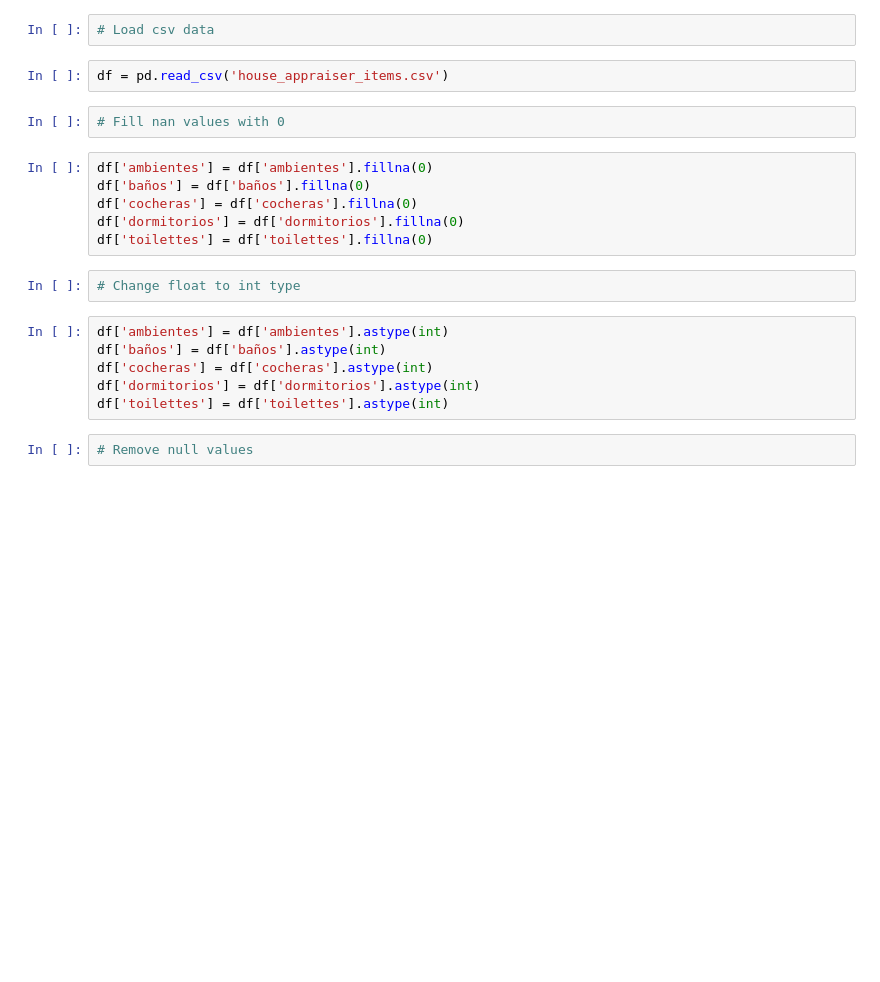
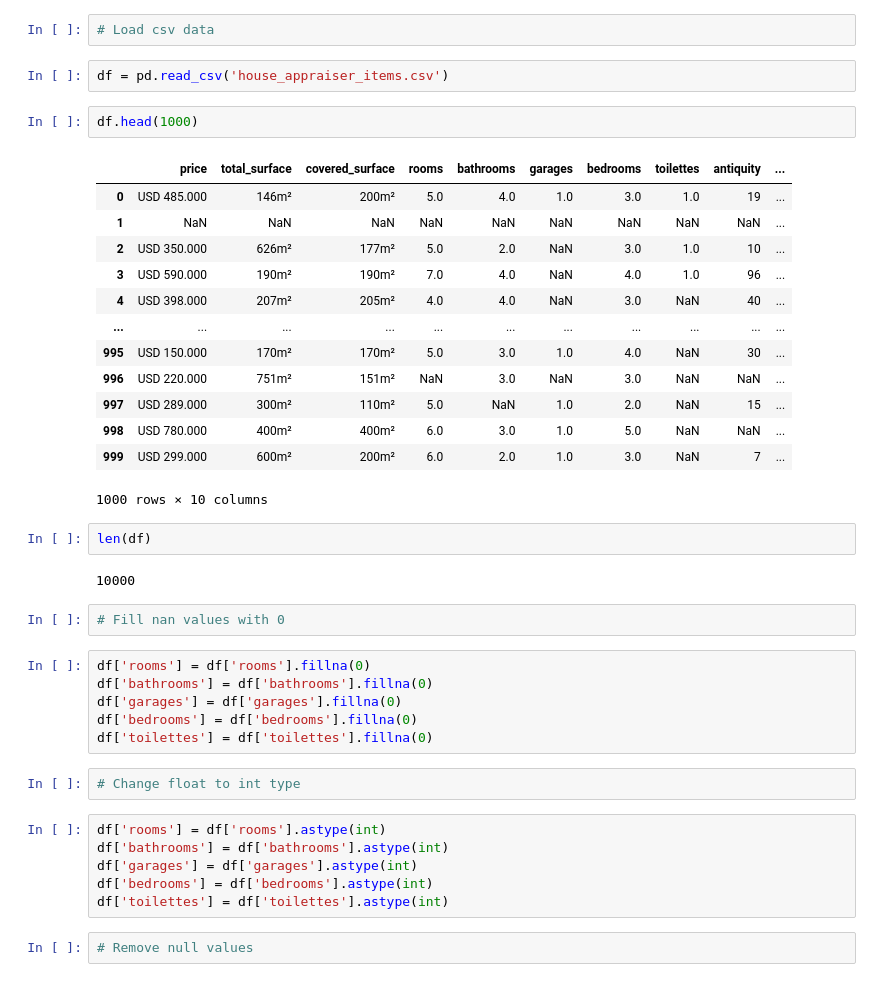
Before and after one commit to brianfroschauer/house_appraiser, a Jupyter notebook: house_appraiser.ipynb, the cells around one changed output. Saved outputs shown, nothing was run; the diff lists cells and outputs as text; blank space fills up the shorter version.

```diff
--- a/house_appraiser.ipynb
+++ b/house_appraiser.ipynb
@@ -8,21 +2,41 @@ import matplotlib.pyplot as plt
 # Load csv data
 # %%
 df = pd.read_csv('house_appraiser_items.csv')
+# %%
+df.head(1000)
+# %% [output]
+|  | price | total_surface | covered_surface | rooms | bathrooms | garages | bedrooms | toilettes | antiquity | ... |
+| 0 | USD 485.000 | 146m² | 200m² | 5.0 | 4.0 | 1.0 | 3.0 | 1.0 | 19 | ... |
+| 1 | NaN | NaN | NaN | NaN | NaN | NaN | NaN | NaN | NaN | ... |
+| 2 | USD 350.000 | 626m² | 177m² | 5.0 | 2.0 | NaN | 3.0 | 1.0 | 10 | ... |
+| 3 | USD 590.000 | 190m² | 190m² | 7.0 | 4.0 | NaN | 4.0 | 1.0 | 96 | ... |
+| 4 | USD 398.000 | 207m² | 205m² | 4.0 | 4.0 | NaN | 3.0 | NaN | 40 | ... |
+| ... | ... | ... | ... | ... | ... | ... | ... | ... | ... | ... |
+| 995 | USD 150.000 | 170m² | 170m² | 5.0 | 3.0 | 1.0 | 4.0 | NaN | 30 | ... |
+| 996 | USD 220.000 | 751m² | 151m² | NaN | 3.0 | NaN | 3.0 | NaN | NaN | ... |
+| 997 | USD 289.000 | 300m² | 110m² | 5.0 | NaN | 1.0 | 2.0 | NaN | 15 | ... |
+| 998 | USD 780.000 | 400m² | 400m² | 6.0 | 3.0 | 1.0 | 5.0 | NaN | NaN | ... |
+| 999 | USD 299.000 | 600m² | 200m² | 6.0 | 2.0 | 1.0 | 3.0 | NaN | 7 | ... |
+1000 rows × 10 columns
+# %%
+len(df)
+# %% [output]
+10000
 # %%
 # Fill nan values with 0
 # %%
-df['ambientes'] = df['ambientes'].fillna(0)
-df['baños'] = df['baños'].fillna(0)
-df['cocheras'] = df['cocheras'].fillna(0)
-df['dormitorios'] = df['dormitorios'].fillna(0)
+df['rooms'] = df['rooms'].fillna(0)
+df['bathrooms'] = df['bathrooms'].fillna(0)
+df['garages'] = df['garages'].fillna(0)
+df['bedrooms'] = df['bedrooms'].fillna(0)
 df['toilettes'] = df['toilettes'].fillna(0)
 # %%
 # Change float to int type
 # %%
-df['ambientes'] = df['ambientes'].astype(int)
-df['baños'] = df['baños'].astype(int)
-df['cocheras'] = df['cocheras'].astype(int)
-df['dormitorios'] = df['dormitorios'].astype(int)
+df['rooms'] = df['rooms'].astype(int)
+df['bathrooms'] = df['bathrooms'].astype(int)
+df['garages'] = df['garages'].astype(int)
+df['bedrooms'] = df['bedrooms'].astype(int)
 df['toilettes'] = df['toilettes'].astype(int)
 # %%
 # Remove null values
```
Also changed, not shown: parts of 39 cells of this notebook, 6 other files.
